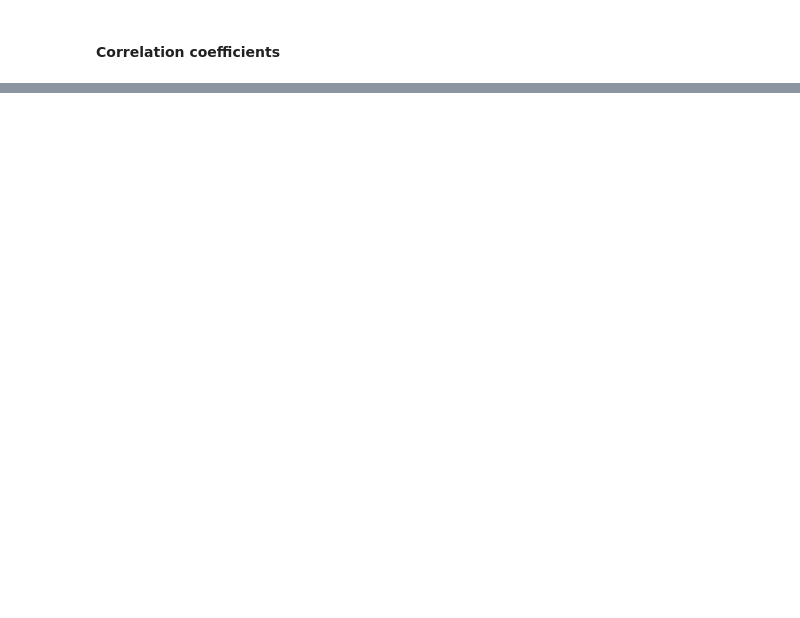
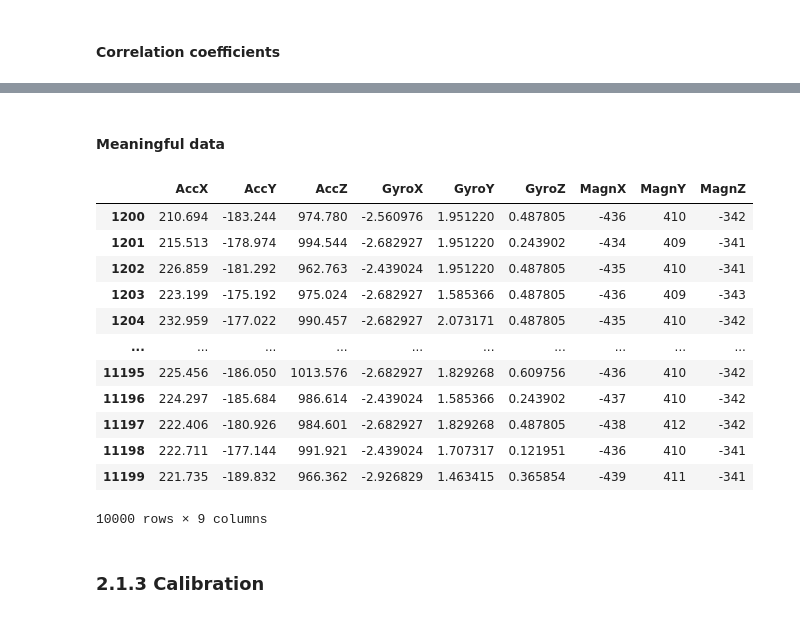
Before and after one commit to Mohsen-Kordi/ProjectRESP, a Jupyter notebook: Project.ipynb, the cells around one changed output, grey strips where cells are left out. Saved outputs shown, nothing was run; the diff lists cells and outputs as text; code cells hidden in the pictures; blank space fills up the shorter version.

```diff
--- a/Project.ipynb
+++ b/Project.ipynb
@@ -227,0 +268,22 @@ df2_corr
+# %% [markdown]
+#### Meaningful data
+# %%
+df2_m = df_m.iloc[1200:11200, :].copy()
+x = np.linspace(0, 100, 10000)
+df2_m
+# %% [output]
+|  | AccX | AccY | AccZ | GyroX | GyroY | GyroZ | MagnX | MagnY | MagnZ |
+| 1200 | 210.694 | -183.244 | 974.780 | -2.560976 | 1.951220 | 0.487805 | -436 | 410 | -342 |
+| 1201 | 215.513 | -178.974 | 994.544 | -2.682927 | 1.951220 | 0.243902 | -434 | 409 | -341 |
+| 1202 | 226.859 | -181.292 | 962.763 | -2.439024 | 1.951220 | 0.487805 | -435 | 410 | -341 |
+| 1203 | 223.199 | -175.192 | 975.024 | -2.682927 | 1.585366 | 0.487805 | -436 | 409 | -343 |
+| 1204 | 232.959 | -177.022 | 990.457 | -2.682927 | 2.073171 | 0.487805 | -435 | 410 | -342 |
+| ... | ... | ... | ... | ... | ... | ... | ... | ... | ... |
+| 11195 | 225.456 | -186.050 | 1013.576 | -2.682927 | 1.829268 | 0.609756 | -436 | 410 | -342 |
+| 11196 | 224.297 | -185.684 | 986.614 | -2.439024 | 1.585366 | 0.243902 | -437 | 410 | -342 |
+| 11197 | 222.406 | -180.926 | 984.601 | -2.682927 | 1.829268 | 0.487805 | -438 | 412 | -342 |
+| 11198 | 222.711 | -177.144 | 991.921 | -2.439024 | 1.707317 | 0.121951 | -436 | 410 | -341 |
+| 11199 | 221.735 | -189.832 | 966.362 | -2.926829 | 1.463415 | 0.365854 | -439 | 411 | -341 |
+10000 rows × 9 columns
+# %% [markdown]
+### 2.1.3 Calibration
```
Also changed, not shown: parts of 17 cells of this notebook.
